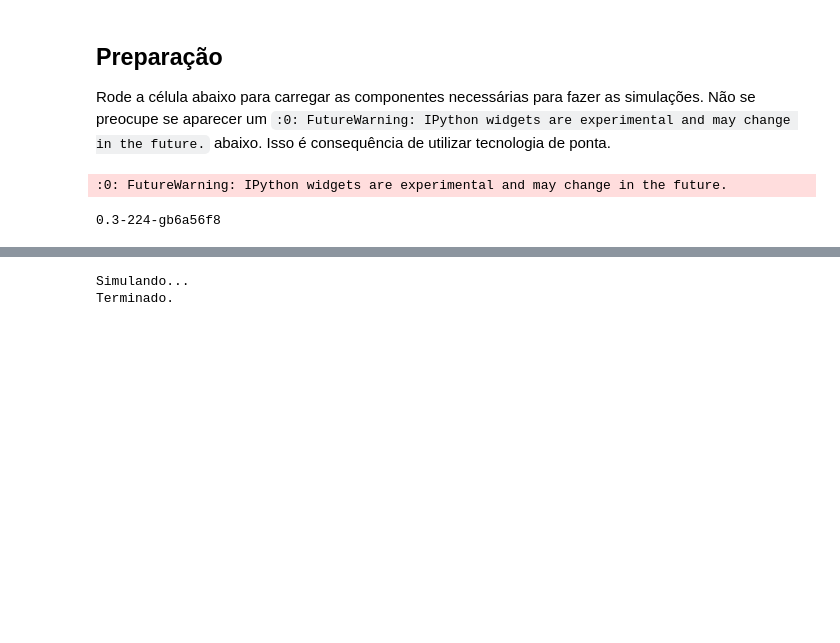
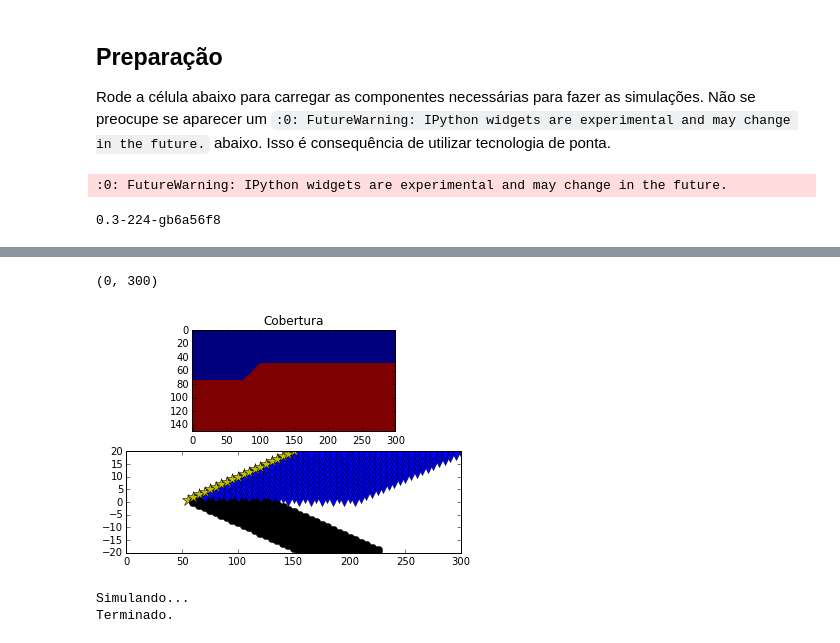
Before and after one commit to leouieda/geofisica2, a Jupyter notebook: notebooks/sismica-reflexao.ipynb, the cells around one changed output, grey strips where cells are left out. Cells and saved outputs as stored; diff of their text form; code cells hidden in the pictures; blank space fills up the shorter version.

```diff
--- a/notebooks/sismica-reflexao.ipynb
+++ b/notebooks/sismica-reflexao.ipynb
@@ -104,3 +112,20 @@ Offsets: [ 10  20  30  40  50  60  70  80  90 100 110]
+# %%
+plt.figure()
+plt.subplot(2, 1, 1)
+plt.title('Cobertura')
+plt.imshow(velocidade)
+plt.subplot(2, 1, 2)
+for i, f in enumerate(fontes):
+    recep = f + offsets
+    mid = (f + recep)/2
+    tmp = i*np.ones_like(recep)
+    plotf, = plt.plot(f, i + 1, '*y', markersize=12)
+    plotr, = plt.plot(recep, tmp + 1, 'vb', markersize=12)
+    plotm, = plt.plot(mid, -tmp, 'ok', markersize=8)
+plt.xlim(0, 300)
+# %% [output]
+(0, 300)
+[figure, added]
 # %%
 def run_sim(fonte, its=700):
     sim = ElasticSH(velocidade, densidade, spacing=spacing, taper=0.005, padding=45, verbose=False)
```
Also changed, not shown: parts of 9 cells of this notebook.
